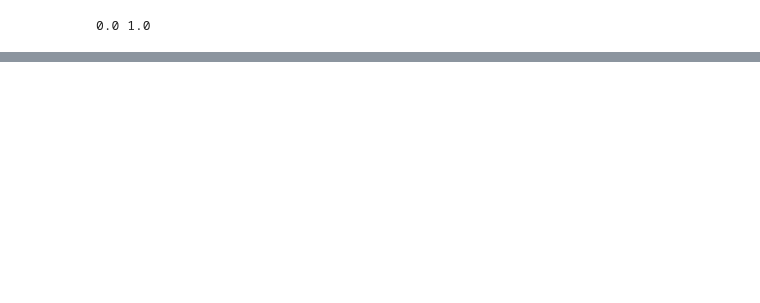
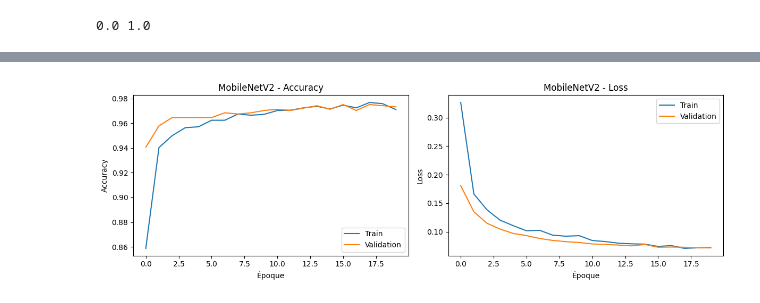
Before and after one commit to ishaklaa/PneumoVision-AI, a Jupyter notebook: notebooks/model_trainning.ipynb, the cells around one changed output, grey strips where cells are left out. Saved outputs shown, nothing was run; the diff lists cells and outputs as text; code cells hidden in the pictures; blank space fills up the shorter version.

Commit message:
model done

```diff
--- a/notebooks/model_trainning.ipynb
+++ b/notebooks/model_trainning.ipynb
@@ -595,0 +753,2 @@ Test Accuracy:       0.7452
+# %%
+base_model.trainable = False
@@ -595,0 +815,19 @@ Test Accuracy:       0.7452
+# %%
+model_mobilenet.compile(
+    optimizer=keras.optimizers.Adam(learning_rate=0.001),
+    loss="binary_crossentropy",
+    metrics=["accuracy"]
+)
+# %%
+early_stopping = keras.callbacks.EarlyStopping(
+    monitor="val_loss",
+    patience=3,
+    restore_best_weights=True
+)
+
+reduce_lr = keras.callbacks.ReduceLROnPlateau(
+    monitor="val_loss",
+    factor=0.2,
+    patience=2,
+    min_lr=1e-7
+)
@@ -595,0 +882,25 @@ Test Accuracy:       0.7452
+# %%
+plt.figure(figsize=(12, 4))
+
+# Courbes d'accuracy
+plt.subplot(1, 2, 1)
+plt.plot(history_mobilenet.history["accuracy"], label="Train")
+plt.plot(history_mobilenet.history["val_accuracy"], label="Validation")
+plt.title("MobileNetV2 - Accuracy")
+plt.xlabel("Époque")
+plt.ylabel("Accuracy")
+plt.legend()
+
+# Courbes de loss
+plt.subplot(1, 2, 2)
+plt.plot(history_mobilenet.history["loss"], label="Train")
+plt.plot(history_mobilenet.history["val_loss"], label="Validation")
+plt.title("MobileNetV2 - Loss")
+plt.xlabel("Époque")
+plt.ylabel("Loss")
+plt.legend()
+
+plt.tight_layout()
+plt.show()
+# %% [output]
+[figure, added]
```
Also changed, not shown: parts of 41 cells of this notebook, 4 other files.
